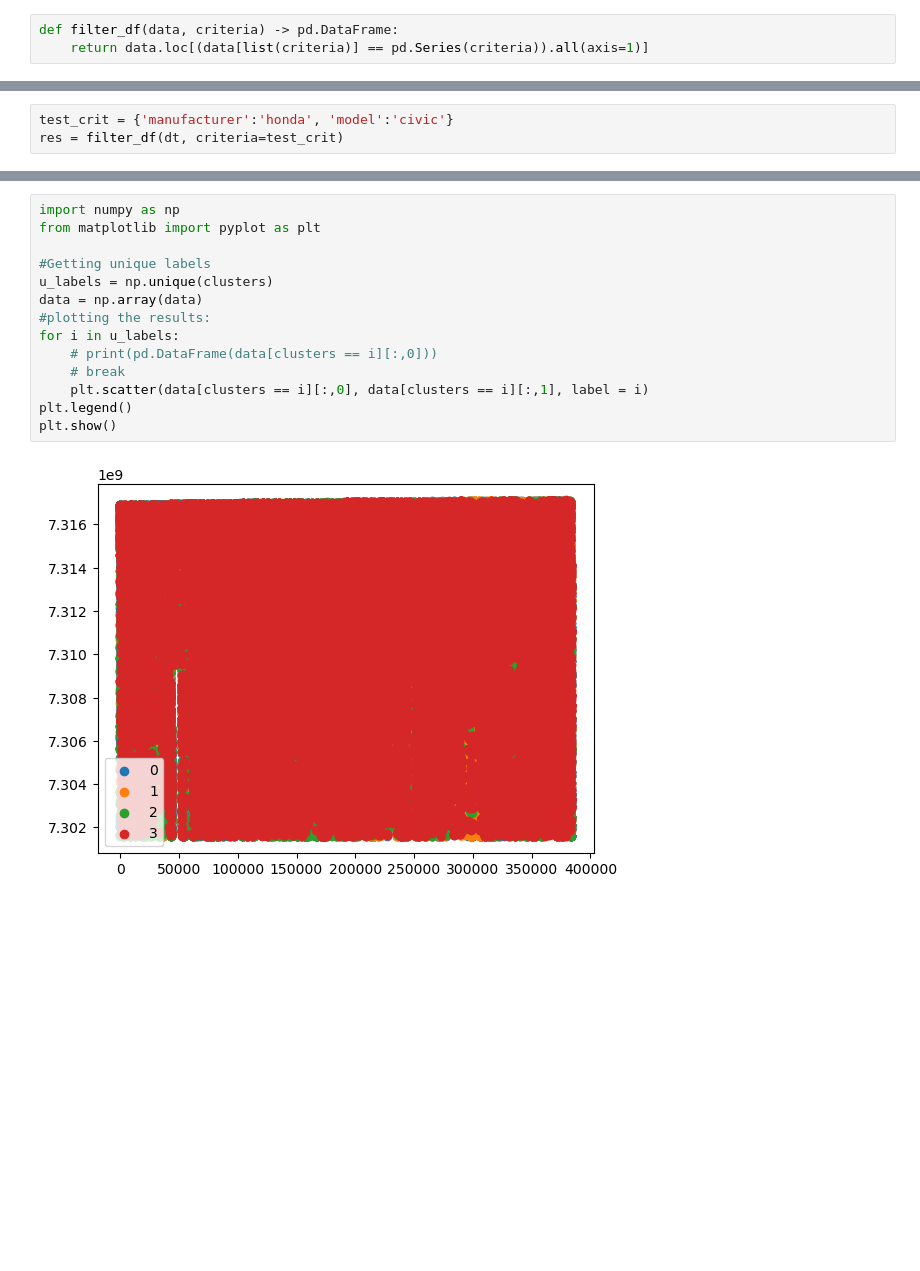
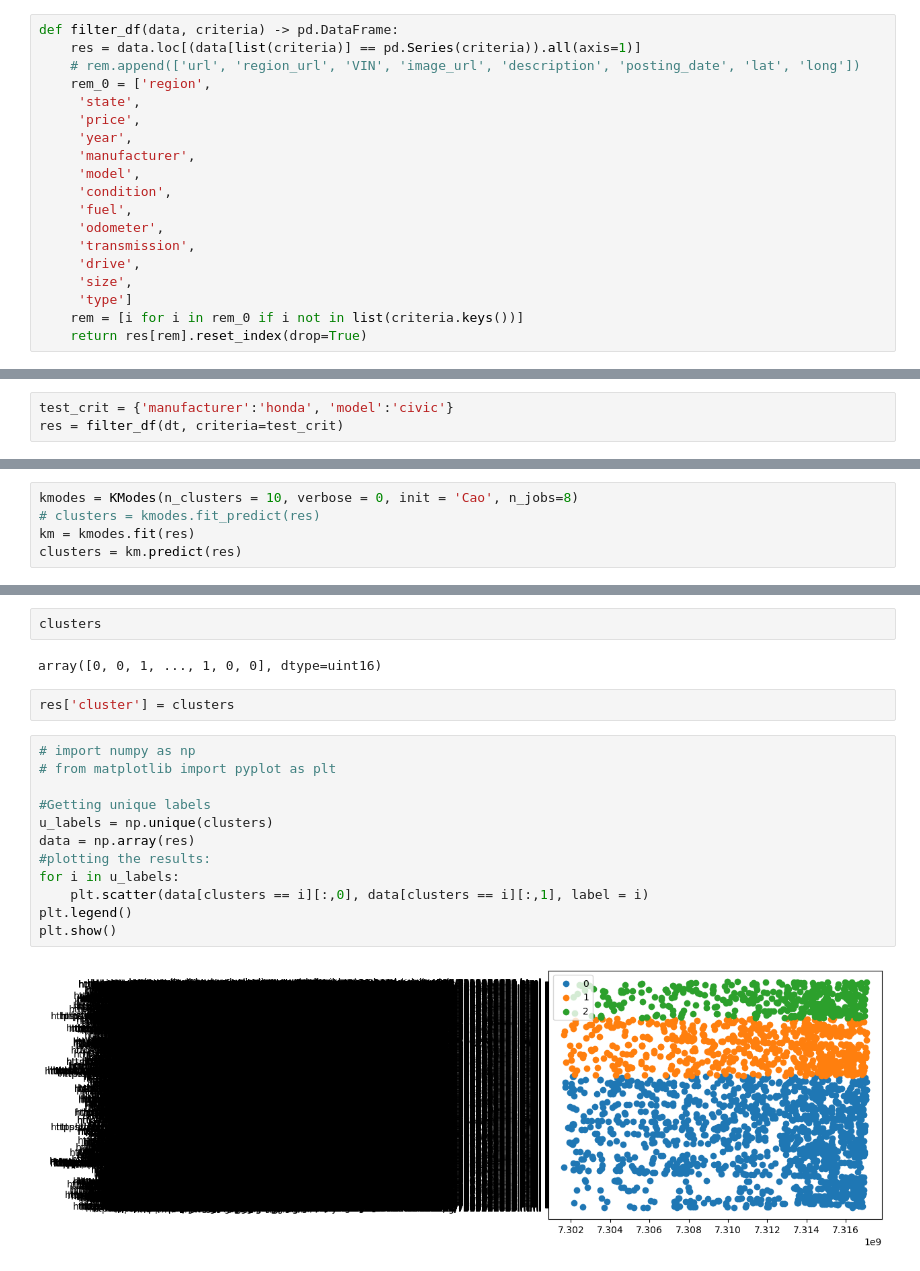
Before and after one commit to IshanBhargava/dsc550, a Jupyter notebook: BE.ipynb, the cells around one changed output, grey strips where cells are left out. Saved outputs shown, nothing was run; the diff lists cells and outputs as text; blank space fills up the shorter version.

```diff
--- a/BE.ipynb
+++ b/BE.ipynb
@@ -11,7 +11,23 @@ pd.set_option('display.max_columns', None)
 dt = pd.read_csv('./Data/clean_vehicles.csv')
 # %% [markdown]
 # Filtering POC
-# %%
-def filter_df(data, criteria) -> pd.DataFrame:
-    return data.loc[(data[list(criteria)] == pd.Series(criteria)).all(axis=1)]
+# %%
+def filter_df(data, criteria) -> pd.DataFrame:
+    res = data.loc[(data[list(criteria)] == pd.Series(criteria)).all(axis=1)]
+    # rem.append(['url', 'region_url', 'VIN', 'image_url', 'description', 'posting_date', 'lat', 'long'])
+    rem_0 = ['region',
+     'state',
+     'price',
+     'year',
+     'manufacturer',
+     'model',
+     'condition',
+     'fuel',
+     'odometer',
+     'transmission',
+     'drive',
+     'size',
+     'type']
+    rem = [i for i in rem_0 if i not in list(criteria.keys())]
+    return res[rem].reset_index(drop=True)
 # %%
@@ -92,0 +128,5 @@ Error:
+# %%
+kmodes = KModes(n_clusters = 10, verbose = 0, init = 'Cao', n_jobs=8)
+# clusters = kmodes.fit_predict(res)
+km = kmodes.fit(res)
+clusters = km.predict(res)
@@ -93,16 +149,20 @@ Error:
+# %%
+clusters
+# %% [output]
+array([0, 0, 1, ..., 1, 0, 0], dtype=uint16)
+# %%
+res['cluster'] = clusters
 # %%
-import numpy as np
-from matplotlib import pyplot as plt
+# import numpy as np
+# from matplotlib import pyplot as plt
 
 #Getting unique labels
 u_labels = np.unique(clusters)
-data = np.array(data)
+data = np.array(res)
 #plotting the results:
 for i in u_labels:
-    # print(pd.DataFrame(data[clusters == i][:,0]))
-    # break
     plt.scatter(data[clusters == i][:,0], data[clusters == i][:,1], label = i)
 plt.legend()
 plt.show()
 # %% [output]
-[figure, old version]
+[figure, new version]
```
Also changed, not shown: parts of 18 cells of this notebook, 4 other files.
